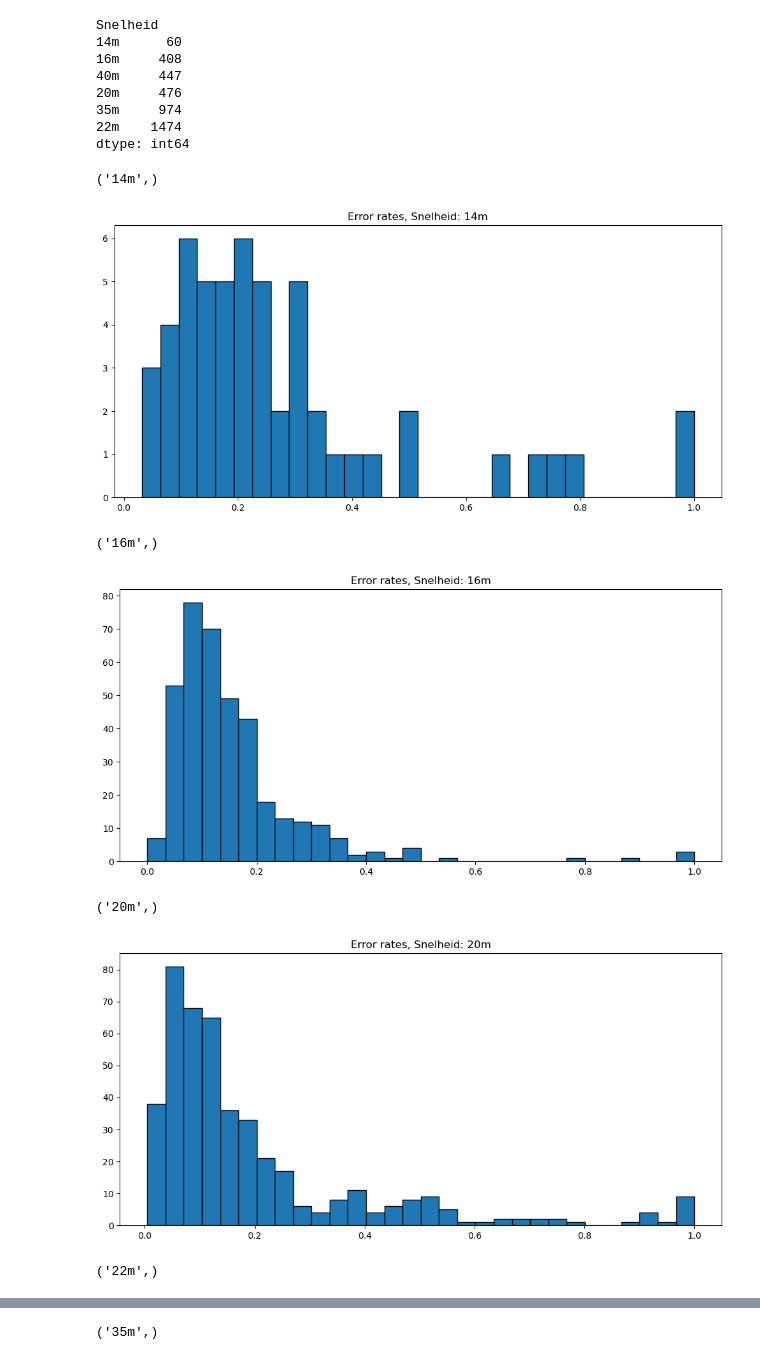
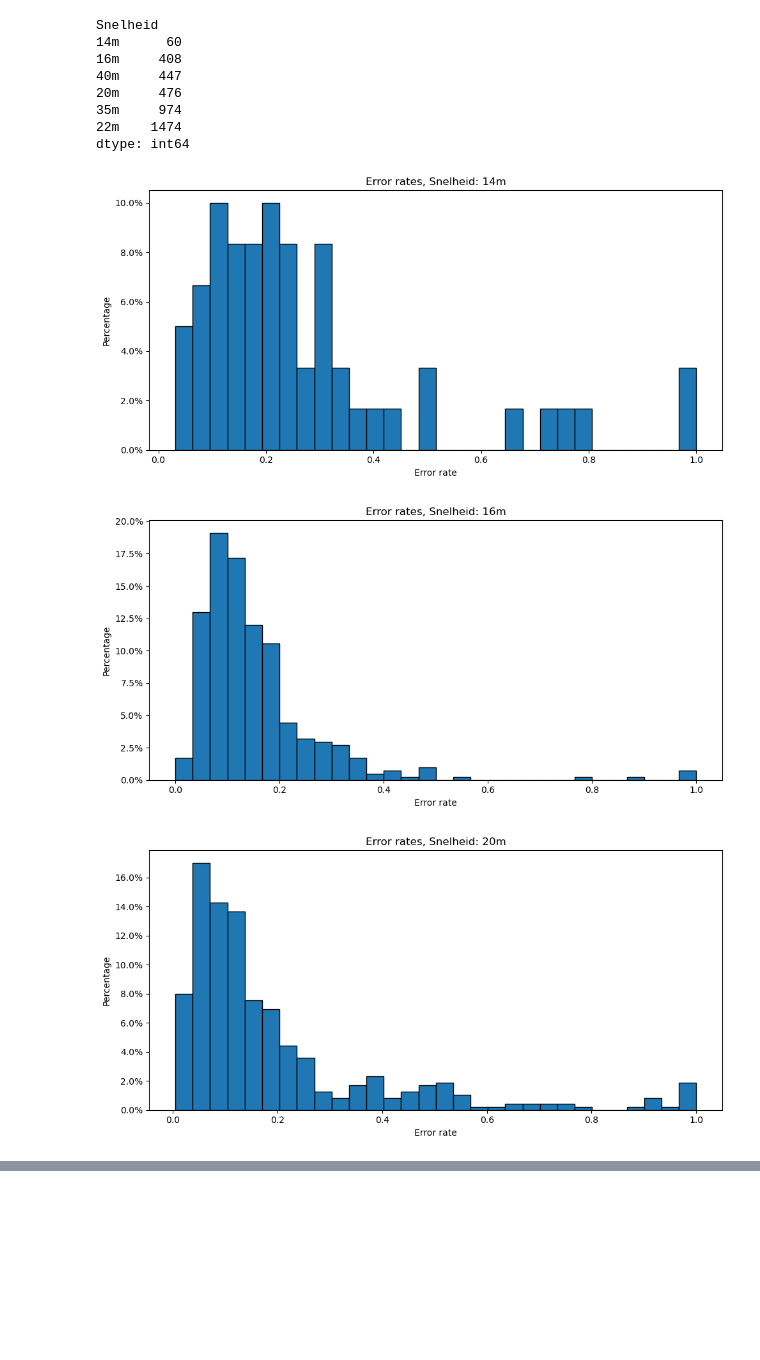
Before and after one commit to ReinoutA/simulation_bosch, a Jupyter notebook: data-analysis/MES_data_extrusion.ipynb, the cells around one changed output, grey strips where cells are left out. Drawn from its saved outputs; the diff is of its cells as text; code cells hidden in the pictures; blank space fills up the shorter version.

Commit message:
Added labels

```diff
--- a/data-analysis/MES_data_extrusion.ipynb
+++ b/data-analysis/MES_data_extrusion.ipynb
@@ -153,28 +153,40 @@ dtype: int64
 filter_fields = ['Snelheid']
 # %%
 import matplotlib.pyplot as plt
+import numpy as np
+from matplotlib.ticker import FuncFormatter
 
 TRESHOLD = 50
 
 filtered_df = df.groupby(filter_fields).filter(lambda x: len(x) > TRESHOLD)
 grouped_df = filtered_df.groupby(filter_fields)
 
+# Function to format y-axis labels
+def to_percent(y, position):
+    return str(y) + '%'
+
+formatter = FuncFormatter(to_percent)
+
 for name, group in grouped_df:
     plt.figure(figsize=(10, 5))  # Create a new figure for each group
-    plt.hist(group["error rate"], bins=30, edgecolor='black')  # Plot a histogram
+
+    # Calculate the weights for each data point and multiply by 100
+    weights = np.ones_like(group["error rate"]) / len(group["error rate"]) * 100
+
+    plt.hist(group["error rate"], bins=30, edgecolor='black', weights=weights)  # Plot a histogram with weights
 
     title = "Error rates"
     for i in range(len(filter_fields)):
         title += f", {filter_fields[i]}: {name[i]}"
 
     plt.title(title)
+    plt.xlabel("Error rate")
+    plt.ylabel('Percentage')
+    plt.gca().yaxis.set_major_formatter(formatter)  # Format y-axis labels
     plt.tight_layout()
+    plt.grid()
     plt.show()
 # %% [output]
-('14m',)
-[figure, old version]
+[figure, new version]
-('16m',)
-[figure, old version]
+[figure, new version]
-('20m',)
-[figure, old version]
+[figure, new version]
-('22m',)
@@ -182 +193,0 @@ for name, group in grouped_df:
-('35m',)
```
Also changed, not shown: parts of 1 cell of this notebook.
